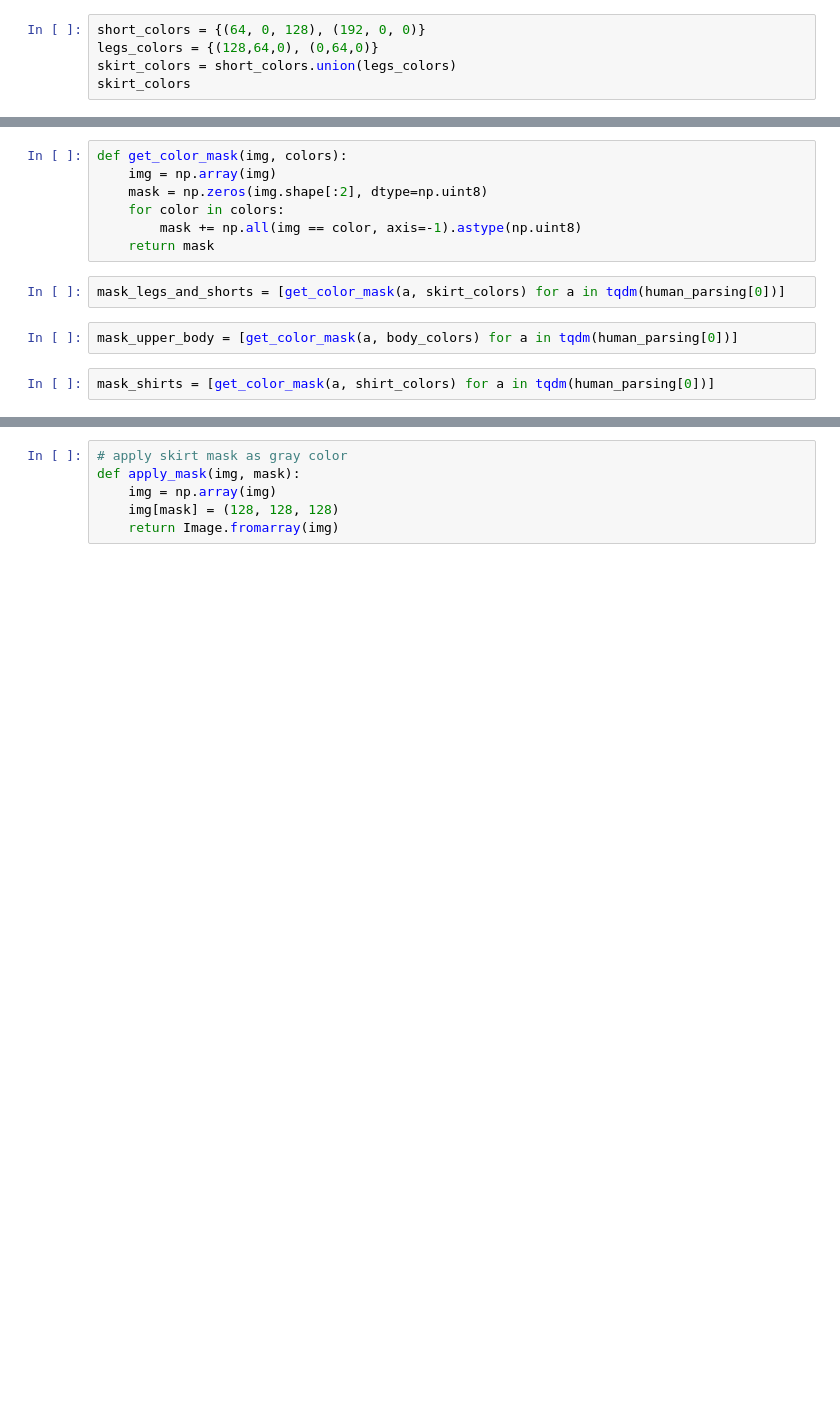
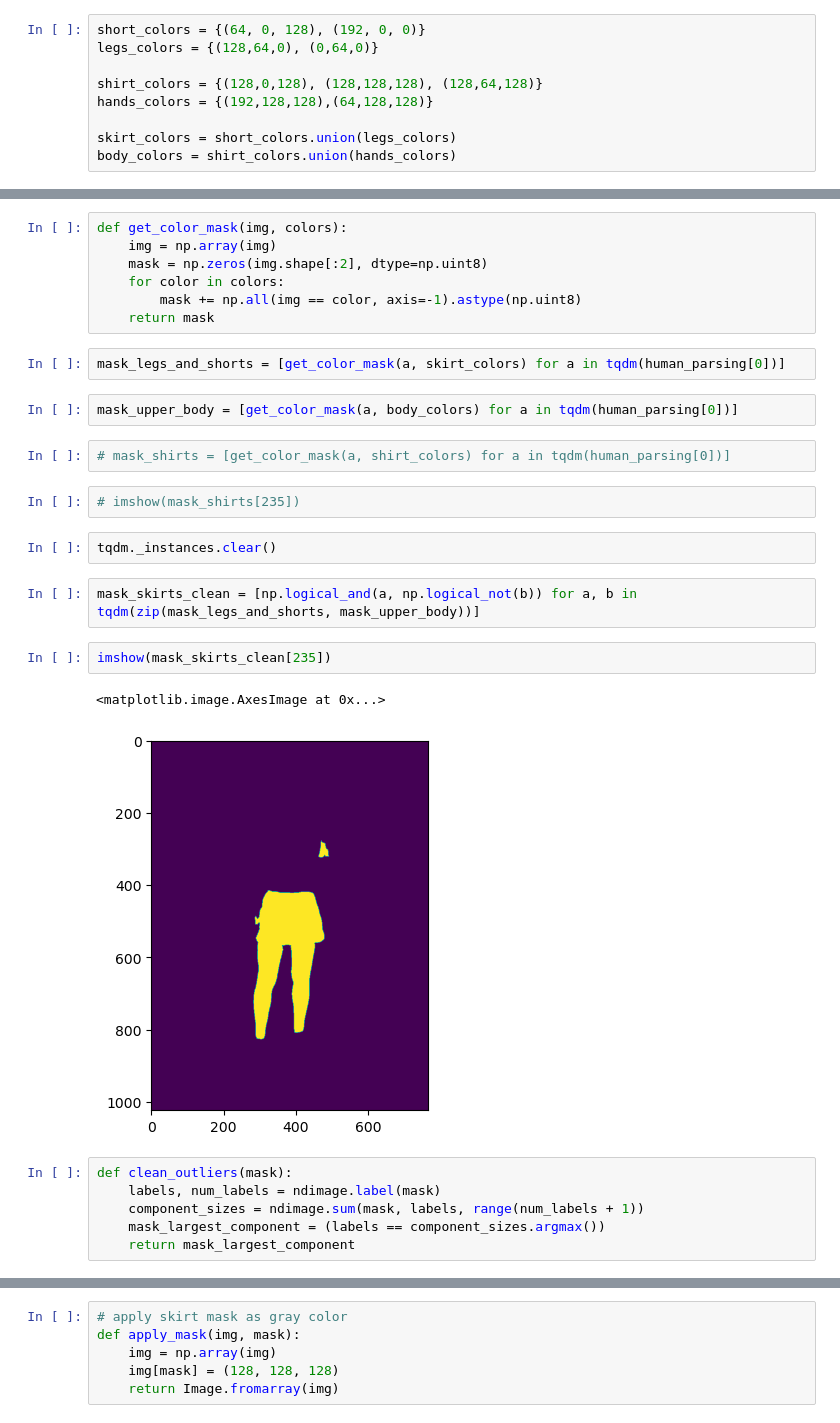
Before and after one commit to mShaldzhiyan/test_task_big, a Jupyter notebook: main.ipynb, the cells around one changed output, grey strips where cells are left out. Cells and saved outputs as stored; diff of their text form; blank space fills up the shorter version.

Commit message:
add outliers remove

```diff
--- a/main.ipynb
+++ b/main.ipynb
@@ -78,5 +83,9 @@ draw_pose(df.image[0], df.pose_keypoints[0])
 # %%
 short_colors = {(64, 0, 128), (192, 0, 0)}
 legs_colors = {(128,64,0), (0,64,0)}
+
+shirt_colors = {(128,0,128), (128,128,128), (128,64,128)}
+hands_colors = {(192,128,128),(64,128,128)}
+
 skirt_colors = short_colors.union(legs_colors)
-skirt_colors
+body_colors = shirt_colors.union(hands_colors)
@@ -96,4 +101,21 @@ mask_legs_and_shorts = [get_color_mask(a, skirt_colors) for a in tqdm(human_pars
 # %%
 mask_upper_body = [get_color_mask(a, body_colors) for a in tqdm(human_parsing[0])]
 # %%
-mask_shirts = [get_color_mask(a, shirt_colors) for a in tqdm(human_parsing[0])]
+# mask_shirts = [get_color_mask(a, shirt_colors) for a in tqdm(human_parsing[0])]
+# %%
+# imshow(mask_shirts[235])
+# %%
+tqdm._instances.clear()
+# %%
+mask_skirts_clean = [np.logical_and(a, np.logical_not(b)) for a, b in tqdm(zip(mask_legs_and_shorts, mask_upper_body))]
+# %%
+imshow(mask_skirts_clean[235])
+# %% [output]
+<matplotlib.image.AxesImage at 0x...>
+[figure, added]
+# %%
+def clean_outliers(mask):
+    labels, num_labels = ndimage.label(mask)
+    component_sizes = ndimage.sum(mask, labels, range(num_labels + 1))
+    mask_largest_component = (labels == component_sizes.argmax())
+    return mask_largest_component
```
Also changed, not shown: parts of 18 cells of this notebook, 1 other file.
